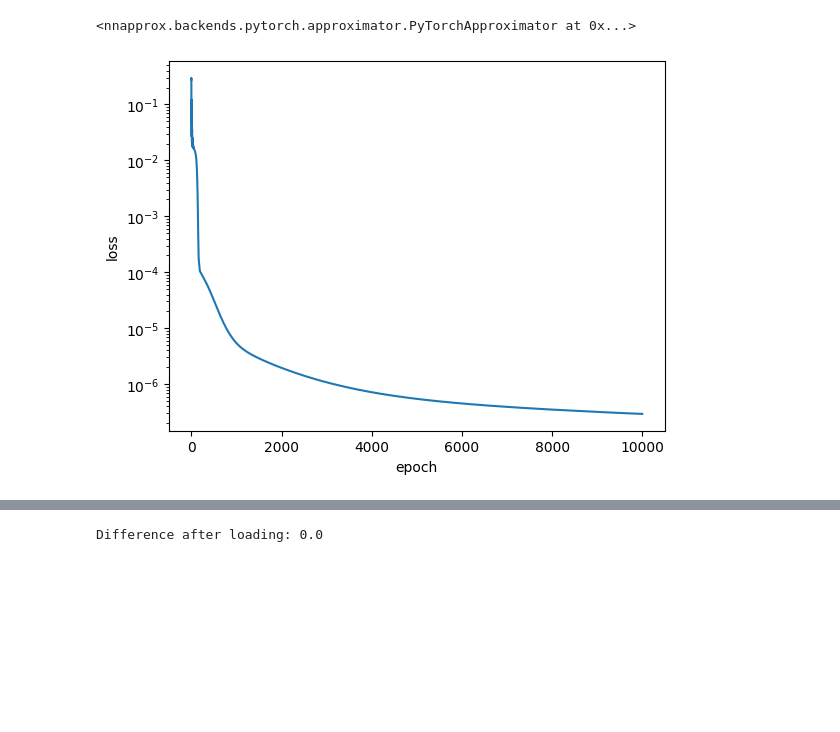
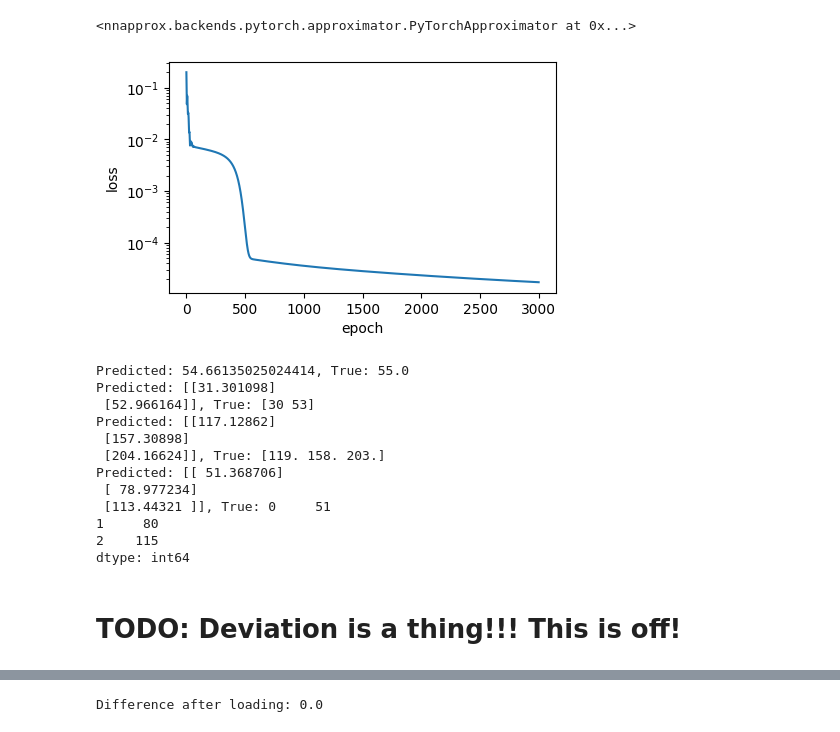
Before and after one commit to zierenberg/nnapprox, a Jupyter notebook: notebooks/example_pytorch.ipynb, the cells around one changed output, grey strips where cells are left out. Drawn from its saved outputs; the diff is of its cells as text; code cells hidden in the pictures; blank space fills up the shorter version.

Commit message:
call function works with different formats. Issue: Prediction is off ...

```diff
--- a/notebooks/example_pytorch.ipynb
+++ b/notebooks/example_pytorch.ipynb
@@ -31,9 +28,9 @@ import numpy as np
 x1, x2 = np.meshgrid(np.linspace(0,10,101), np.linspace(0,10,101))
 x1 = x1.flatten()
 x2 = x2.flatten()
-def y(x1, x2):
+def y_true(x1, x2):
     return 2*x1 + 3*x2**2 + 1
-data = pd.DataFrame({'x1': x1, 'x2': x2, 'y': y(x1, x2)})
+data = pd.DataFrame({'x1': x1, 'x2': x2, 'y': y_true(x1, x2)})
 print(data)
 # %% [output]
          x1    x2      y
@@ -59,20 +56,61 @@ func = nna.create_approximator(backend="pytorch",
                                )
 
 # specify a map from input to NN (inverse not needed)
-func.set_transform('x2', forward = lambda x: np.sqrt(x), inverse = lambda x: x**2)
-func.fit(data, epochs=10000, device=device, lr=1e-2, amsgrad=True)
+# func.set_transform('x2', forward = lambda x: np.sqrt(x), inverse = lambda x: x**2)
+func.fit(data, epochs=3000, device=device, l1r=1e-3, amsgrad=True)
 # %% [output]
 Training data with input shape torch.Size([10201, 2]) and output shape torch.Size([10201, 1]).
 Training complete; left training mode for faster evaluation! To re-enter training mode call `func.model.train(True)`.
 <nnapprox.backends.pytorch.approximator.PyTorchApproximator at 0x...>
 # %%
 import matplotlib.pyplot as plt
+fig = plt.figure(figsize=(5,3))
 plt.plot(func.training_loss)
 plt.xlabel('epoch')
 plt.ylabel('loss')
 plt.yscale('log')
-plt.show()
 # %% [output]
-[figure, old version]
+[figure, new version]
+# %%
+# call function scalar
+x1 = 3.0
+x2 = 4.0
+y_pred = func(x1, x2)
+# compare to true value
+print(f"Predicted: {y_pred}, True: {y_true(x1, x2)}")
+# call function array
+x1 = [1,2,]
+x2 = [3,4,]
+y_pred = func(x1, x2)
+# compare to true value
+print(f"Predicted: {y_pred}, True: {y_true(np.array(x1), np.array(x2))}")
+# call function mixed
+x1 = 5.0
+x2 = [6,7,8]
+y_pred = func(x1, x2)
+# compare to true value
+print(f"Predicted: {y_pred}, True: {y_true(x1, np.array(x2))}")
+# call function dataframe
+data_in = pd.DataFrame({'x1': [1,2,3], 'x2': [4,5,6]})
+y_pred = func(data_in)
+# compare to true value
+print(f"Predicted: {y_pred}, True: {y_true(data_in['x1'], data_in['x2'])}")
+# return dataframe
+y_pred = func(data_in, return_dataframe=True)
+# %% [output]
+Predicted: 54.66135025024414, True: 55.0
+Predicted: [[31.301098]
+ [52.966164]], True: [30 53]
+Predicted: [[117.12862]
+ [157.30898]
+ [204.16624]], True: [119. 158. 203.]
+Predicted: [[ 51.368706]
+ [ 78.977234]
+ [113.44321 ]], True: 0     51
+1     80
+2    115
+dtype: int64
+# %% [markdown]
+# TODO: Deviation is a thing!!! This is off!
 # %%
 # compare the result
```
Also changed, not shown: parts of 7 cells of this notebook, 2 other files.
